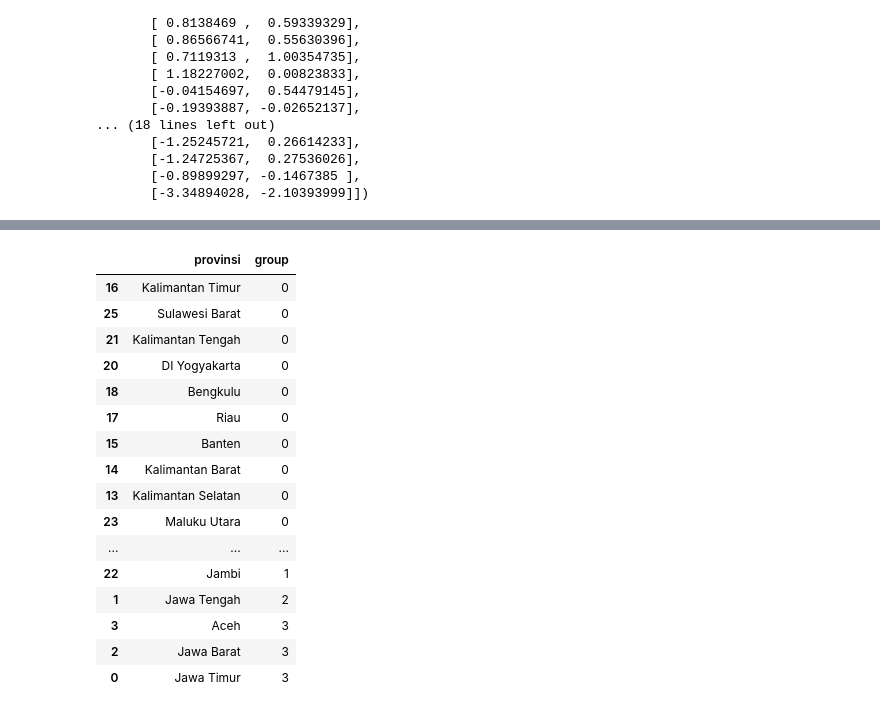
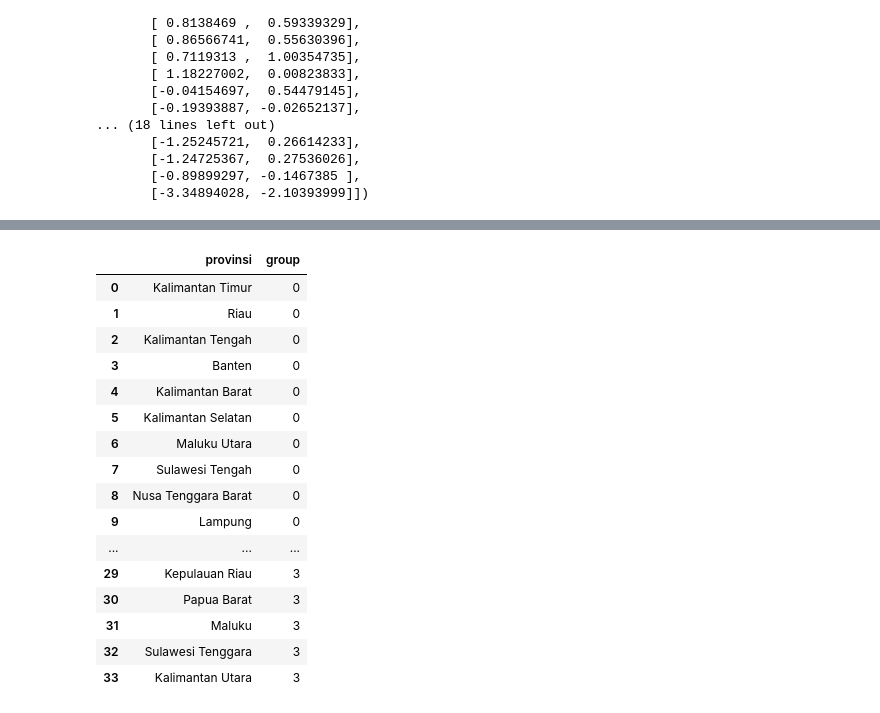
Before and after one commit to dyanmg/health-data-analysis, a Jupyter notebook: Analisis_Kluster_Fasilitas_Pelayanan_Kesehatan.ipynb, the cells around one changed output, grey strips where cells are left out. Saved outputs shown, nothing was run; the diff lists cells and outputs as text; code cells hidden in the pictures.

```diff
--- a/Analisis_Kluster_Fasilitas_Pelayanan_Kesehatan.ipynb
+++ b/Analisis_Kluster_Fasilitas_Pelayanan_Kesehatan.ipynb
@@ -347,23 +378,23 @@ fig.show()
 # %%
 y_kmeans = kmeans.fit_predict(data)
 df2['group'] = y_kmeans
 grouped = df2[['provinsi','group']]
-grouped.sort_values(by='group')
+grouped.sort_values(by='group').reset_index(drop=True)
 # %% [output]
 |  | provinsi | group |
-| 16 | Kalimantan Timur | 0 |
-| 25 | Sulawesi Barat | 0 |
-| 21 | Kalimantan Tengah | 0 |
-| 20 | DI Yogyakarta | 0 |
-| 18 | Bengkulu | 0 |
-| 17 | Riau | 0 |
-| 15 | Banten | 0 |
-| 14 | Kalimantan Barat | 0 |
-| 13 | Kalimantan Selatan | 0 |
-| 23 | Maluku Utara | 0 |
+| 0 | Kalimantan Timur | 0 |
+| 1 | Riau | 0 |
+| 2 | Kalimantan Tengah | 0 |
+| 3 | Banten | 0 |
+| 4 | Kalimantan Barat | 0 |
+| 5 | Kalimantan Selatan | 0 |
+| 6 | Maluku Utara | 0 |
+| 7 | Sulawesi Tengah | 0 |
+| 8 | Nusa Tenggara Barat | 0 |
+| 9 | Lampung | 0 |
 | ... | ... | ... |
-| 22 | Jambi | 1 |
-| 1 | Jawa Tengah | 2 |
-| 3 | Aceh | 3 |
-| 2 | Jawa Barat | 3 |
-| 0 | Jawa Timur | 3 |
+| 29 | Kepulauan Riau | 3 |
+| 30 | Papua Barat | 3 |
+| 31 | Maluku | 3 |
+| 32 | Sulawesi Tenggara | 3 |
+| 33 | Kalimantan Utara | 3 |
```
Also changed, not shown: parts of 4 cells of this notebook, 1 other file.
